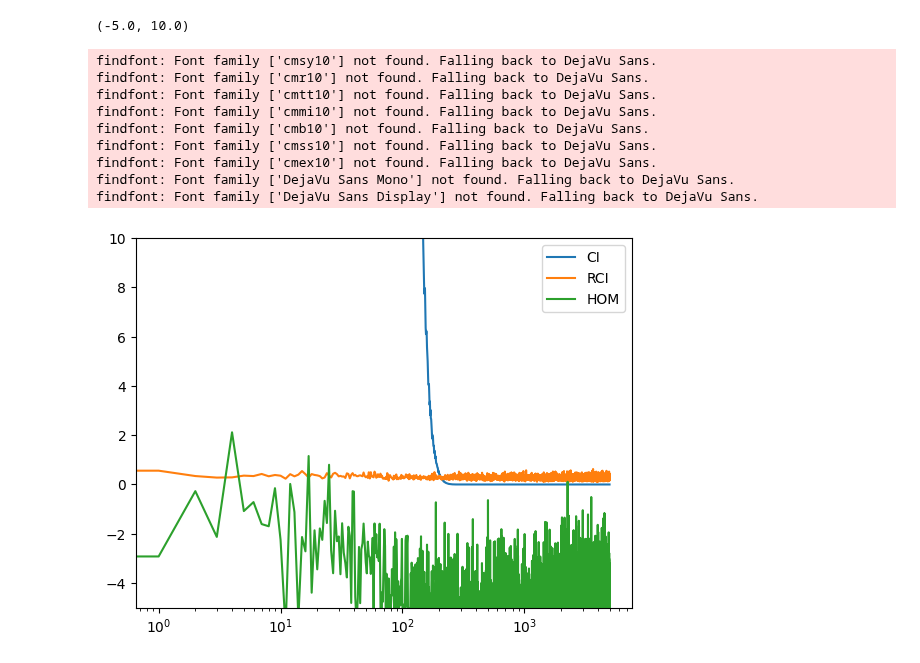
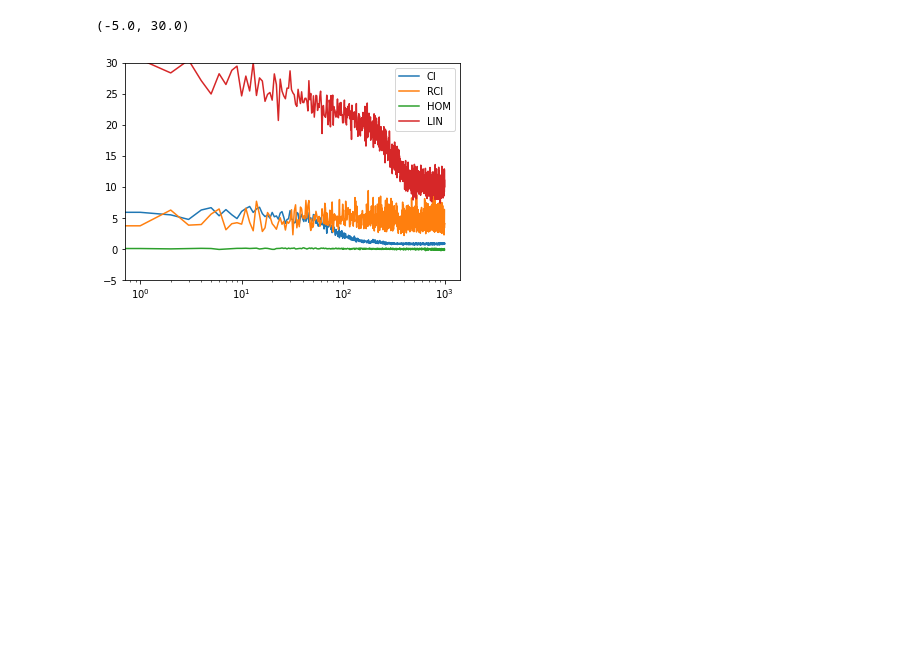
Before and after one commit to bioAI-Oslo/CI-grid-cells, a Jupyter notebook: model_comparison.ipynb, the cells around one changed output. Cells and saved outputs as stored; diff of their text form; code cells hidden in the pictures; blank space fills up the shorter version.

```diff
--- a/model_comparison.ipynb
+++ b/model_comparison.ipynb
@@ -28,13 +64,12 @@ model_HOM.set_phases(start_phases)
-# %%
-nsamples_space = 2**7
-loss_history_CI, loss_history_RCI, loss_history_HOM = [], [], []
-#phases_history = [model.phases.clone().detach().numpy()]
-for epoch in tqdm.trange(5000):
-    rs = model_CI.unit_cell.sample(nsamples_space)
-    rs = torch.tensor(rs,dtype=torch.float32)
-    loss_CI = model_CI.train_step(rs)
-    loss_RCI = model_RCI.train_step(rs)
-    loss_HOM = model_HOM.train_step(rs)
-    loss_history_CI.append(loss_CI)
-    loss_history_RCI.append(loss_RCI)
-    loss_history_HOM.append(loss_HOM)
+# %%
+
+N_nrns = 6
+
+model_rand = HexagonalGCs(ncells=N_nrns)
+
+model_CI = Similitude(ncells=N_nrns,lr=1e-3)
+
+model_RCI = JitterCI(ncells=N_nrns, dropout=False,lr=1e-3,
+                        p_magnitude=1e-1,r_magnitude=1e-1)
+
+model_HOM = Homology(ncells=N_nrns,lr=1e-3)
@@ -41,22 +129,14 @@ for epoch in tqdm.trange(5000):
 # %%
 plt.plot(loss_history_CI)
 plt.plot(loss_history_RCI)
 plt.plot(loss_history_HOM)
-plt.legend(['CI','RCI','HOM'])
+plt.plot(loss_history_LIN)
+plt.legend(['CI','RCI','HOM', 'LIN'])
 plt.xscale('log')
 #plt.xlim(100,2000)
-plt.ylim(-5,10)
+plt.ylim(-5,30)
 # %% [output]
-(-5.0, 10.0)
+(-5.0, 30.0)
-findfont: Font family ['cmsy10'] not found. Falling back to DejaVu Sans.
-findfont: Font family ['cmr10'] not found. Falling back to DejaVu Sans.
-findfont: Font family ['cmtt10'] not found. Falling back to DejaVu Sans.
-findfont: Font family ['cmmi10'] not found. Falling back to DejaVu Sans.
-findfont: Font family ['cmb10'] not found. Falling back to DejaVu Sans.
-findfont: Font family ['cmss10'] not found. Falling back to DejaVu Sans.
-findfont: Font family ['cmex10'] not found. Falling back to DejaVu Sans.
-findfont: Font family ['DejaVu Sans Mono'] not found. Falling back to DejaVu Sans.
-findfont: Font family ['DejaVu Sans Display'] not found. Falling back to DejaVu Sans.
-[figure, old version]
+[figure, new version]
 # %%
 #evaluate metrics
```
Also changed, not shown: parts of 7 cells of this notebook, 1 other file.
